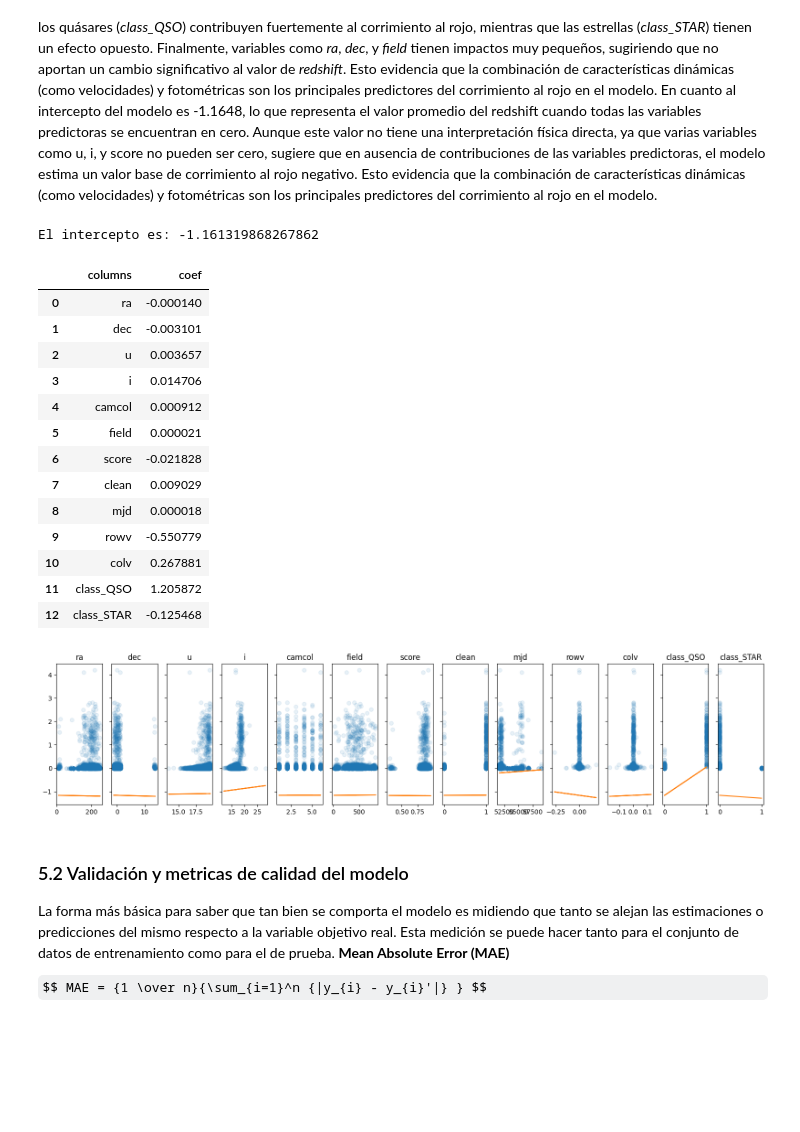
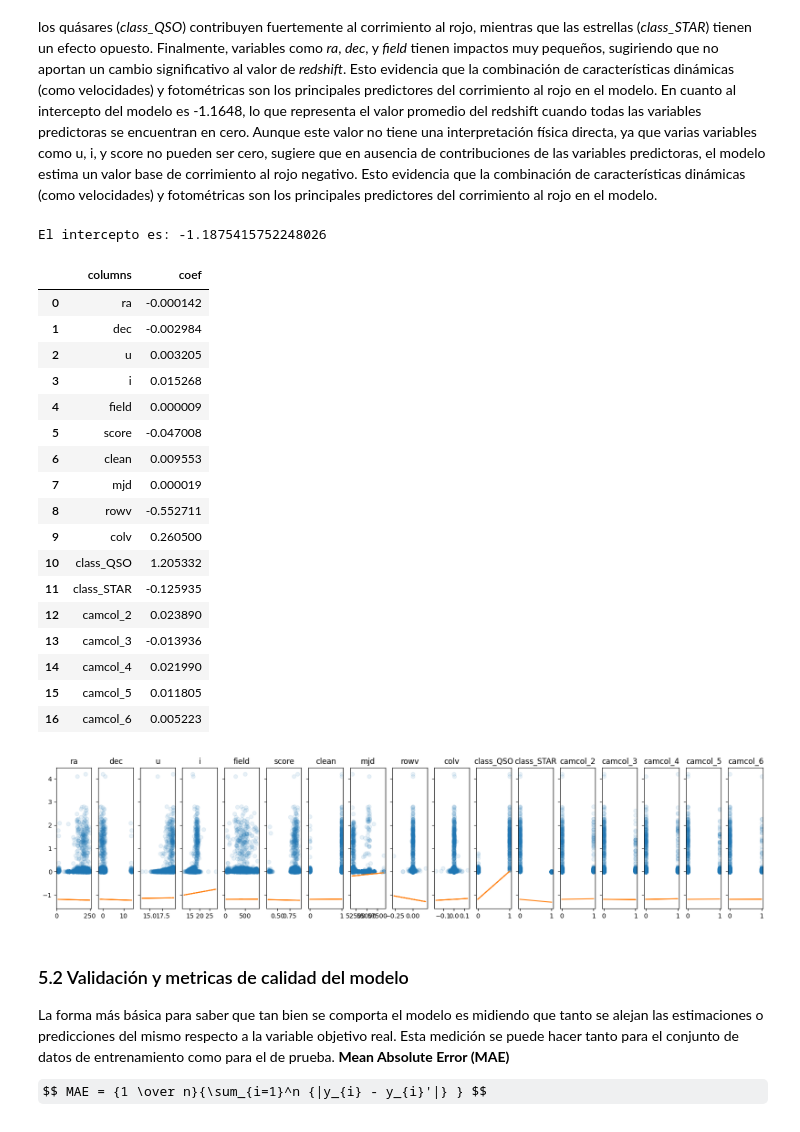
Before and after one commit to andreschaparr0/Laboratorios-BI, a Jupyter notebook: Lab 1.ipynb, the cells around one changed output. Cells and saved outputs as stored; diff of their text form; code cells hidden in the pictures; some formulas as TeX source; blank space fills up the shorter version.

Commit message:
camcol como dummie

```diff
--- a/Lab 1.ipynb
+++ b/Lab 1.ipynb
@@ -325,5 +325,6 @@ def one_hot_encode(data, column):
     return pd.get_dummies(data, columns=[column], prefix=column, drop_first=True)
 
 datos_limpios = one_hot_encode(train_data_prep_2, "class")
+datos_limpios = one_hot_encode(datos_limpios, "camcol")
 datos_limpios.head()
 # %% [output]
@@ -374,35 +375,39 @@ En cuanto a los coeficientes de la regresión, variables como la velocidad horiz
 print("El intercepto es:", regression.intercept_)
 pd.DataFrame({"columns": features, "coef": regression.coef_})
 # %% [output]
-El intercepto es: -1.161319868267862
+El intercepto es: -1.1875415752248026
 |  | columns | coef |
-| 0 | ra | -0.000140 |
-| 1 | dec | -0.003101 |
-| 2 | u | 0.003657 |
-| 3 | i | 0.014706 |
-| 4 | camcol | 0.000912 |
-| 5 | field | 0.000021 |
-| 6 | score | -0.021828 |
-| 7 | clean | 0.009029 |
-| 8 | mjd | 0.000018 |
-| 9 | rowv | -0.550779 |
-| 10 | colv | 0.267881 |
-| 11 | class_QSO | 1.205872 |
-| 12 | class_STAR | -0.125468 |
+| 0 | ra | -0.000142 |
+| 1 | dec | -0.002984 |
+| 2 | u | 0.003205 |
+| 3 | i | 0.015268 |
+| 4 | field | 0.000009 |
+| 5 | score | -0.047008 |
+| 6 | clean | 0.009553 |
+| 7 | mjd | 0.000019 |
+| 8 | rowv | -0.552711 |
+| 9 | colv | 0.260500 |
+| 10 | class_QSO | 1.205332 |
+| 11 | class_STAR | -0.125935 |
+| 12 | camcol_2 | 0.023890 |
+| 13 | camcol_3 | -0.013936 |
+| 14 | camcol_4 | 0.021990 |
+| 15 | camcol_5 | 0.011805 |
+| 16 | camcol_6 | 0.005223 |
 # %%
 f, axs = plt.subplots(1, len(features), sharey=True, figsize=(20, 4))
 
-for i in range(len(features)):
+for i in range(0, len(features)):
     col = features[i]
     x = X_train[col]
     m = regression.coef_[i]
     b = regression.intercept_
 
     axs[i].plot(x, y_train, "o", alpha=0.1)
     axs[i].plot(x, x * m + b)
     axs[i].set_title(col)
 # %% [output]
-[figure, old version]
+[figure, new version]
 # %% [markdown]
 ### 5.2 Validación y metricas de calidad del modelo
 
```
Also changed, not shown: parts of 19 cells of this notebook.
